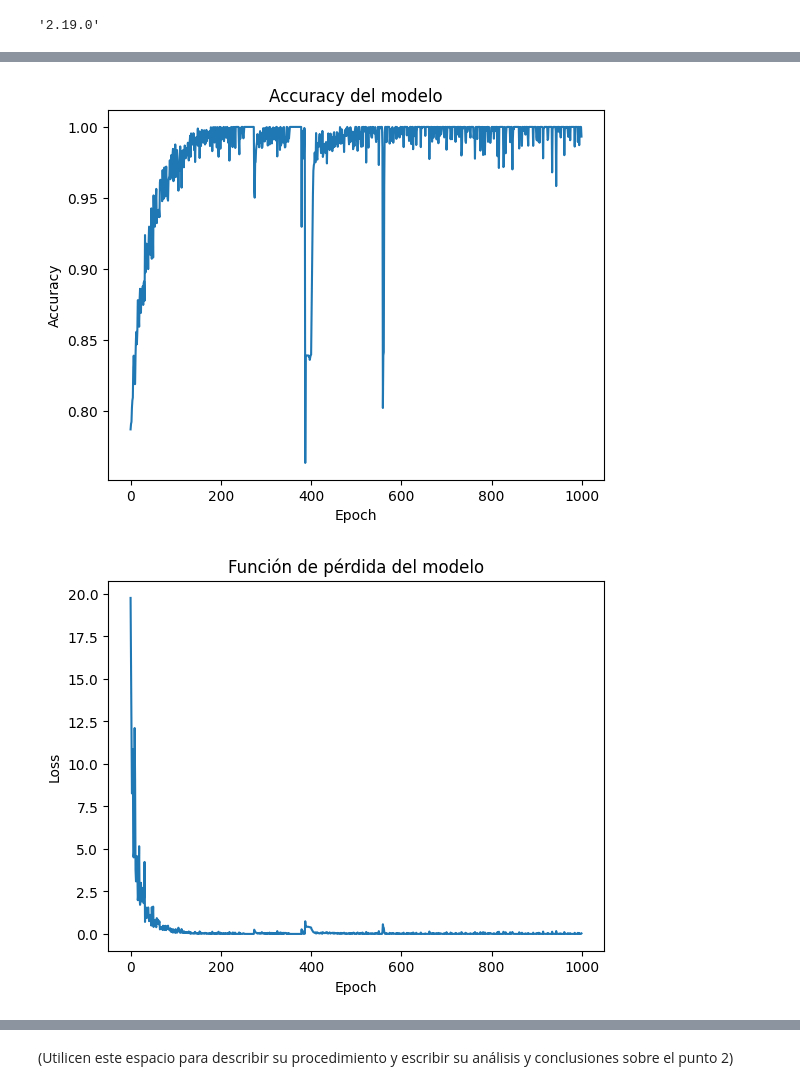
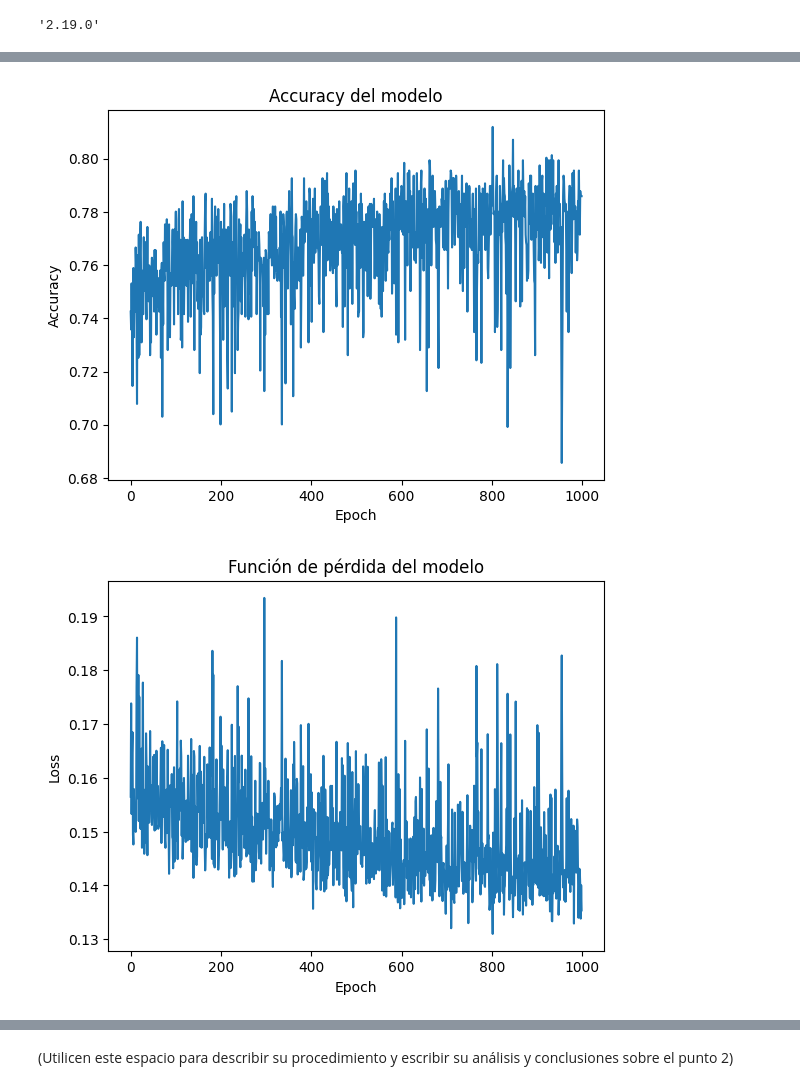
Before and after one commit to juankquintana/deep_learning, a Jupyter notebook: Semana 3/Caso/S2TCPEP2.ipynb, the cells around one changed output, grey strips where cells are left out. Cells and saved outputs as stored; diff of their text form; code cells hidden in the pictures.

```diff
--- a/Semana 3/Caso/S2TCPEP2.ipynb
+++ b/Semana 3/Caso/S2TCPEP2.ipynb
@@ -72,5 +94,6 @@ Index(['CLIENTNUM', 'Attrition_Flag', 'Customer_Age', 'Gender',
 # %%
-data.drop(columns=['CLIENTNUM'], inplace=True)
+data.drop(columns=['CLIENTNUM','Naive_Bayes_Classifier_Attrition_Flag_Card_Category_Contacts_Count_12_mon_Dependent_count_Education_Level_Months_Inactive_12_mon_1',
+       'Naive_Bayes_Classifier_Attrition_Flag_Card_Category_Contacts_Count_12_mon_Dependent_count_Education_Level_Months_Inactive_12_mon_2'], inplace=True)
 data.head()
 # %% [output]
 |  | Attrition_Flag | Customer_Age | Gender | Dependent_count | Education_Level | Marital_Status | ... |
@@ -109,4 +135,7 @@ Naive_Bayes_Classifier_Attrition_Flag_Card_Category_Contacts_Count_12_mon_Depend
 dtype: object
+# %%
+data = data[['Attrition_Flag'] + [col for col in data.select_dtypes(exclude='object').columns]]
+data.dropna(inplace=True)
 # %%
 data.describe()
 # %% [output]
@@ -237,5 +251,5 @@ You must install graphviz (see instructions at https://graphviz.gitlab.io/downlo
 # %%
-model.compile(loss='binary_crossentropy', optimizer='adam', metrics=['accuracy'])
+model.compile(loss='binary_crossentropy', optimizer='adam', metrics=['recall'])
 # %%
 history=model.fit(X_train, y_train, epochs=1000, batch_size=25, validation_split=0.2)
 # %% [output]
@@ -259,18 +273,18 @@ Epoch 1000/1000
 # %%
-plt.plot(history.history['accuracy'])
+plt.plot(history.history['recall'])
 plt.title('Accuracy del modelo')
 plt.ylabel('Accuracy')
 plt.xlabel('Epoch')
 plt.show()
 # Graficar la función de pérdida evaluada
 plt.plot(history.history['loss'])
 plt.title('Función de pérdida del modelo')
 plt.ylabel('Loss')
 plt.xlabel('Epoch')
 plt.show()
 # %% [output]
-[figure, old version]
+[figure, new version]
-[figure, old version]
+[figure, new version]
 # %%
 _, accuracy = model.evaluate(X_train, y_train)
 print('Accuracy: %.2f' % (accuracy*100))
```
Also changed, not shown: parts of 20 cells of this notebook.
